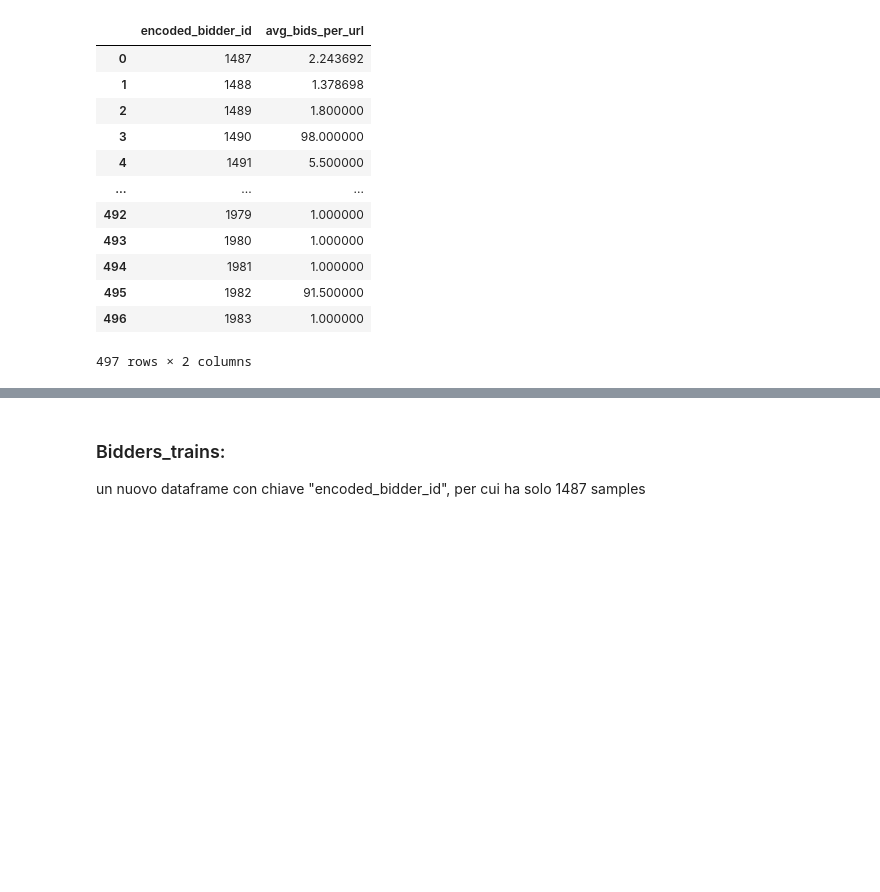
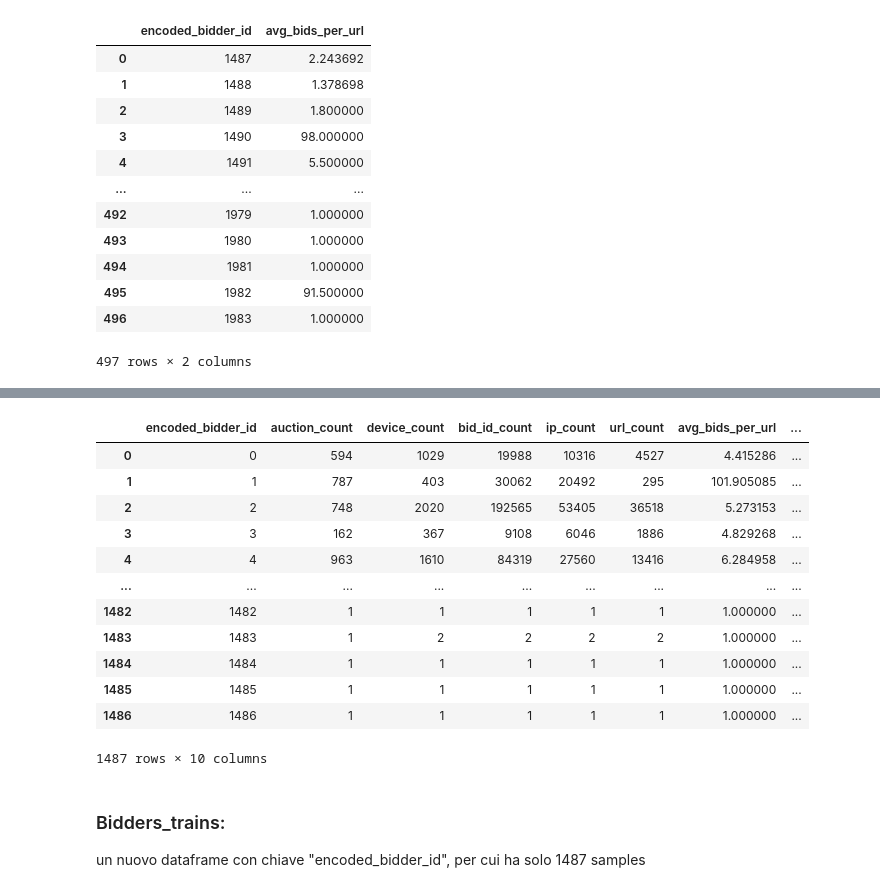
Before and after one commit to trueilorp/Bidder-classification, a Jupyter notebook: SD/FeatureEngineering.ipynb, the cells around one changed output, grey strips where cells are left out. Saved outputs shown, nothing was run; the diff lists cells and outputs as text; code cells hidden in the pictures; blank space fills up the shorter version.

```diff
--- a/SD/FeatureEngineering.ipynb
+++ b/SD/FeatureEngineering.ipynb
@@ -123,3 +231,22 @@ bidders_test = pd.merge(bidders_test, average_bids_per_user_test, on='encoded_bi
+# %%
+bidders_train['bid_per_auction'] = bidders_train['bid_id_count']/bidders_train['auction_count']
+bidders_test['bid_per_auction'] = bidders_test['bid_id_count']/bidders_test['auction_count']
+# print(bidders_train["bid_per_auction"].describe())
+bidders_train
+# %% [output]
+|  | encoded_bidder_id | auction_count | device_count | bid_id_count | ip_count | url_count | avg_bids_per_url | ... |
+| 0 | 0 | 594 | 1029 | 19988 | 10316 | 4527 | 4.415286 | ... |
+| 1 | 1 | 787 | 403 | 30062 | 20492 | 295 | 101.905085 | ... |
+| 2 | 2 | 748 | 2020 | 192565 | 53405 | 36518 | 5.273153 | ... |
+| 3 | 3 | 162 | 367 | 9108 | 6046 | 1886 | 4.829268 | ... |
+| 4 | 4 | 963 | 1610 | 84319 | 27560 | 13416 | 6.284958 | ... |
+| ... | ... | ... | ... | ... | ... | ... | ... | ... |
+| 1482 | 1482 | 1 | 1 | 1 | 1 | 1 | 1.000000 | ... |
+| 1483 | 1483 | 1 | 2 | 2 | 2 | 2 | 1.000000 | ... |
+| 1484 | 1484 | 1 | 1 | 1 | 1 | 1 | 1.000000 | ... |
+| 1485 | 1485 | 1 | 1 | 1 | 1 | 1 | 1.000000 | ... |
+| 1486 | 1486 | 1 | 1 | 1 | 1 | 1 | 1.000000 | ... |
+1487 rows × 10 columns
 # %% [markdown]
 ### Bidders_trains:
 un nuovo dataframe con chiave "encoded_bidder_id", per cui ha solo 1487 samples
```
Also changed, not shown: parts of 16 cells of this notebook, 3 other files.
